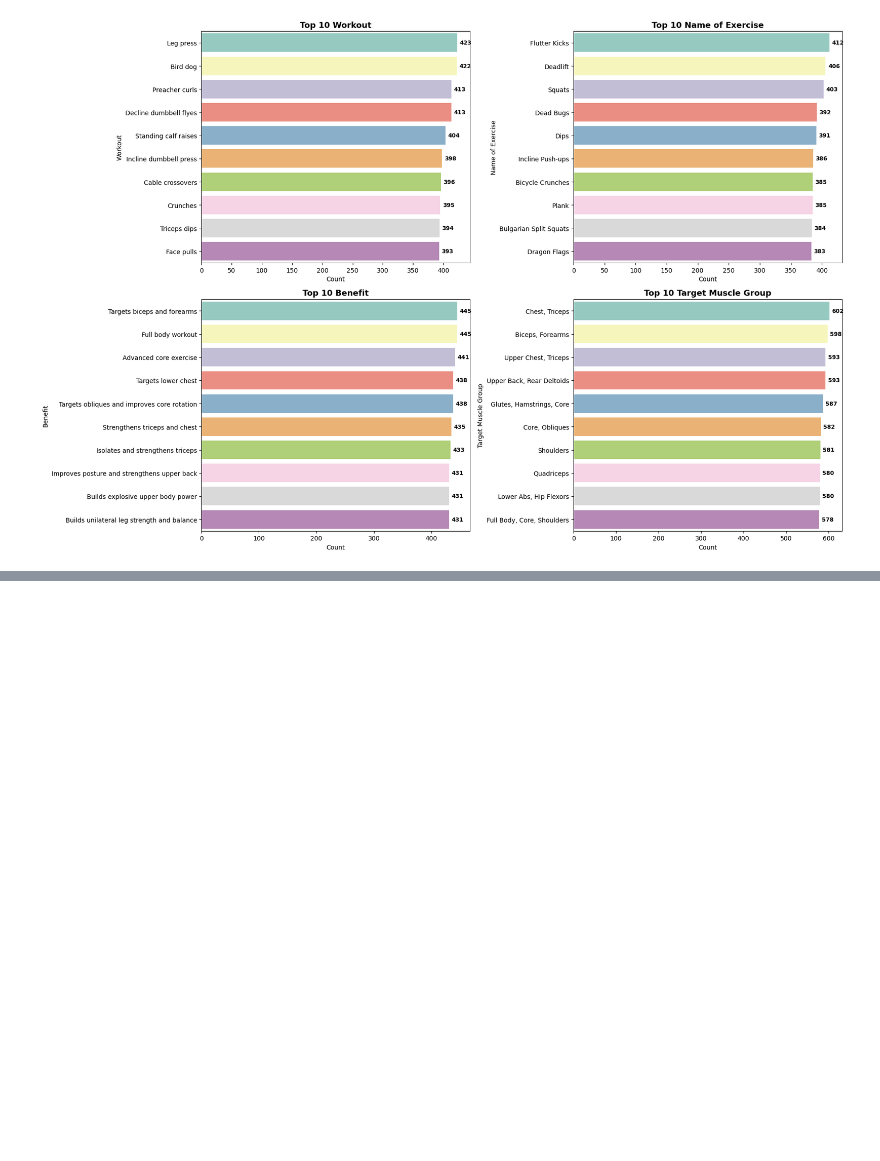
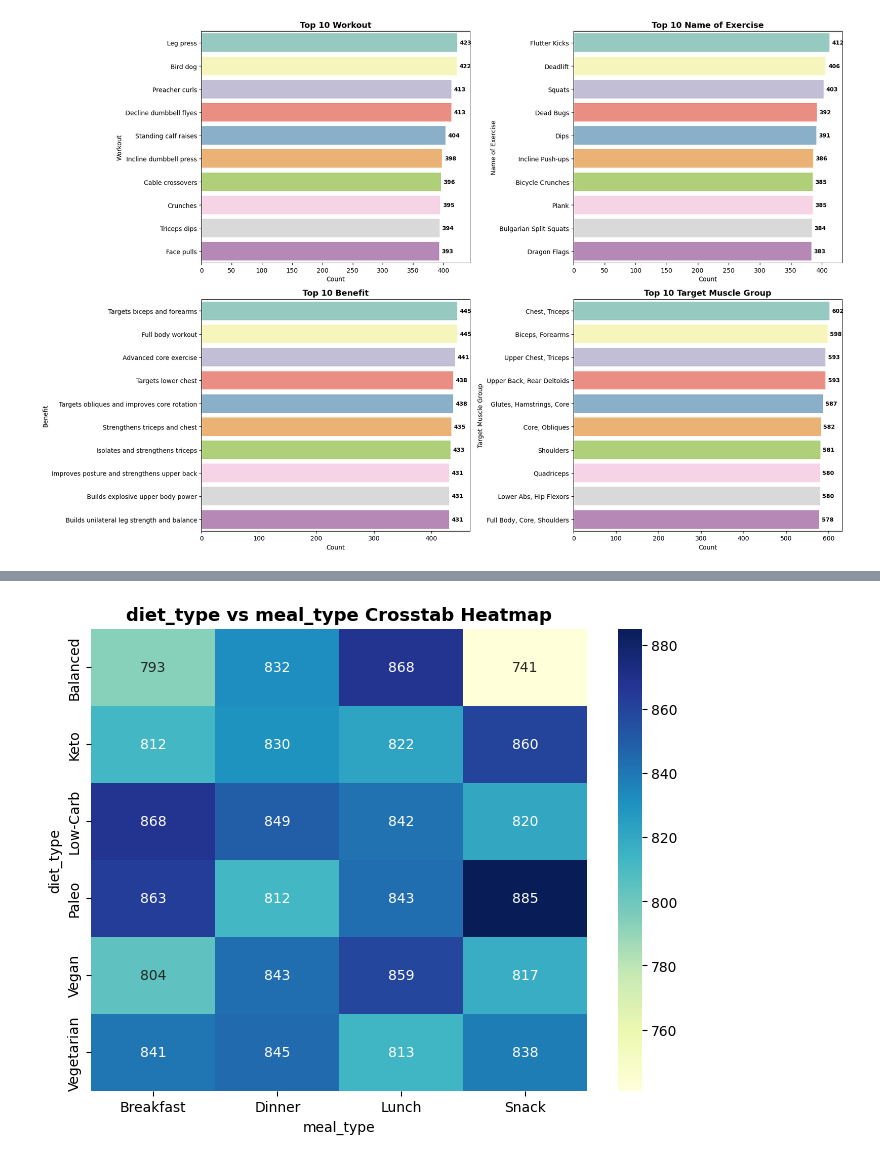
Before and after one commit to RaymussenArthur/Life-Style-Recommendation, a Jupyter notebook: EDA.ipynb, the cells around one changed output, grey strips where cells are left out. Saved outputs shown, nothing was run; the diff lists cells and outputs as text; code cells hidden in the pictures; blank space fills up the shorter version.

```diff
--- a/EDA.ipynb
+++ b/EDA.ipynb
@@ -202,0 +353,11 @@ plt.show()
+# %%
+ct = pd.crosstab(df['diet_type'], df['meal_type'])
+plt.figure(figsize=(8, 6))
+sns.heatmap(ct, annot=True, fmt='d', cmap='YlGnBu')
+plt.title('diet_type vs meal_type Crosstab Heatmap', fontsize=13, fontweight='bold')
+filename = os.path.join(output_dir, f"heatmap_page_1.png")
+plt.savefig(filename)
+saved_files_boxplot.append(filename)
+plt.show()
+# %% [output]
+[figure, added]
```
Also changed, not shown: parts of 8 cells of this notebook, 26 other files.
